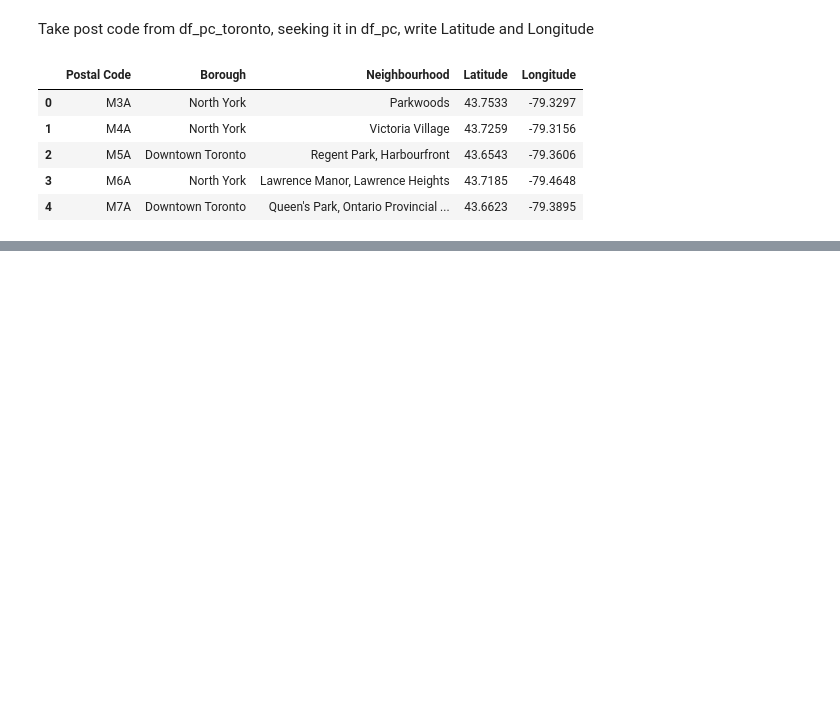
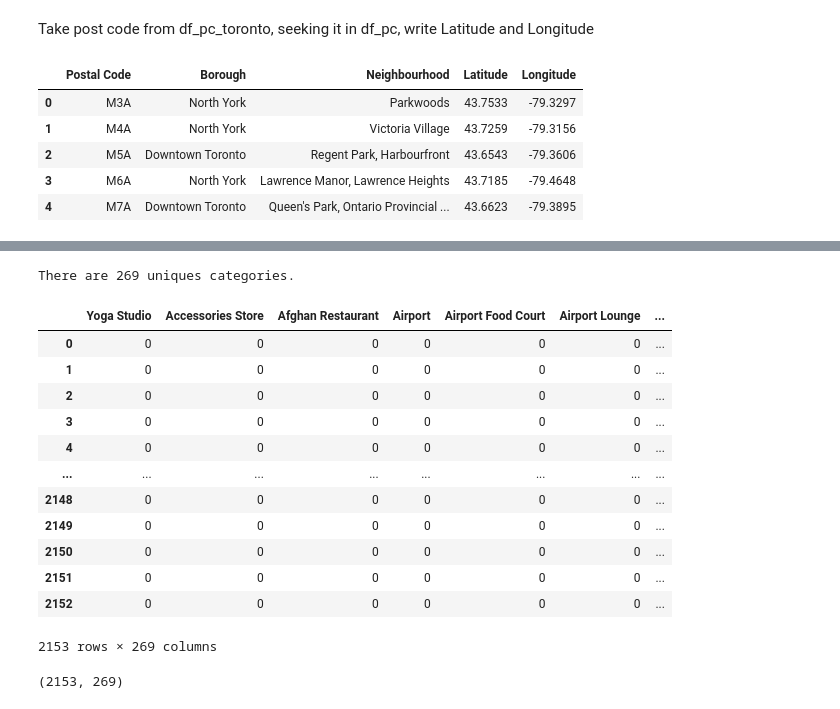
Before and after one commit to KonsKo/Capstone, a Jupyter notebook: scripts/Segmenting and Clustering Neighborhoods in Toronto.ipynb, the cells around one changed output, grey strips where cells are left out. Saved outputs shown, nothing was run; the diff lists cells and outputs as text; code cells hidden in the pictures; blank space fills up the shorter version.

```diff
--- a/scripts/Segmenting and Clustering Neighborhoods in Toronto.ipynb
+++ b/scripts/Segmenting and Clustering Neighborhoods in Toronto.ipynb
@@ -116,0 +182,28 @@ df_pc_toronto.head()
+# %%
+# function that extracts the category of the venue
+def get_category_type(row):
+    try:
+        categories_list = row['categories']
+    except:
+        categories_list = row['venue.categories']
+
+    if len(categories_list) == 0:
+        return None
+    else:
+        return categories_list[0]['name']
+# %%
+venues = results['response']['groups'][0]['items']
+
+nearby_venues = json_normalize(venues) # flatten JSON
+
+# filter columns
+filtered_columns = ['venue.name', 'venue.categories', 'venue.location.lat', 'venue.location.lng']
+nearby_venues =nearby_venues.loc[:, filtered_columns]
+
+# filter the category for each row
+nearby_venues['venue.categories'] = nearby_venues.apply(get_category_type, axis=1)
+
+# clean columns
+nearby_venues.columns = [col.split(".")[-1] for col in nearby_venues.columns]
+
+nearby_venues.head()
@@ -116,0 +261,5 @@ df_pc_toronto.head()
+# %%
+toronto_venues = getNearbyVenues(names=df_pc_toronto['Neighbourhood'],
+                                   latitudes=df_pc_toronto['Latitude'],
+                                   longitudes=df_pc_toronto['Longitude']
+                                  )
@@ -116,0 +312,34 @@ df_pc_toronto.head()
+# %%
+print('There are {} uniques categories.'.format(len(toronto_venues['Venue Category'].unique())))
+# %% [output]
+There are 269 uniques categories.
+# %%
+# one hot encoding
+toronto_onehot = pd.get_dummies(toronto_venues[['Venue Category']], prefix="", prefix_sep="")
+
+# add neighborhood column back to dataframe
+toronto_onehot['Neighborhood'] = toronto_venues['Neighborhood']
+
+# move neighborhood column to the first column
+fixed_columns = [toronto_onehot.columns[-1]] + list(toronto_onehot.columns[:-1])
+toronto_onehot = toronto_onehot[fixed_columns]
+
+toronto_onehot
+# %% [output]
+|  | Yoga Studio | Accessories Store | Afghan Restaurant | Airport | Airport Food Court | Airport Lounge | ... |
+| 0 | 0 | 0 | 0 | 0 | 0 | 0 | ... |
+| 1 | 0 | 0 | 0 | 0 | 0 | 0 | ... |
+| 2 | 0 | 0 | 0 | 0 | 0 | 0 | ... |
+| 3 | 0 | 0 | 0 | 0 | 0 | 0 | ... |
+| 4 | 0 | 0 | 0 | 0 | 0 | 0 | ... |
+| ... | ... | ... | ... | ... | ... | ... | ... |
+| 2148 | 0 | 0 | 0 | 0 | 0 | 0 | ... |
+| 2149 | 0 | 0 | 0 | 0 | 0 | 0 | ... |
+| 2150 | 0 | 0 | 0 | 0 | 0 | 0 | ... |
+| 2151 | 0 | 0 | 0 | 0 | 0 | 0 | ... |
+| 2152 | 0 | 0 | 0 | 0 | 0 | 0 | ... |
+2153 rows × 269 columns
+# %%
+toronto_onehot.shape
+# %% [output]
+(2153, 269)
```
Also changed, not shown: parts of 25 cells of this notebook.
